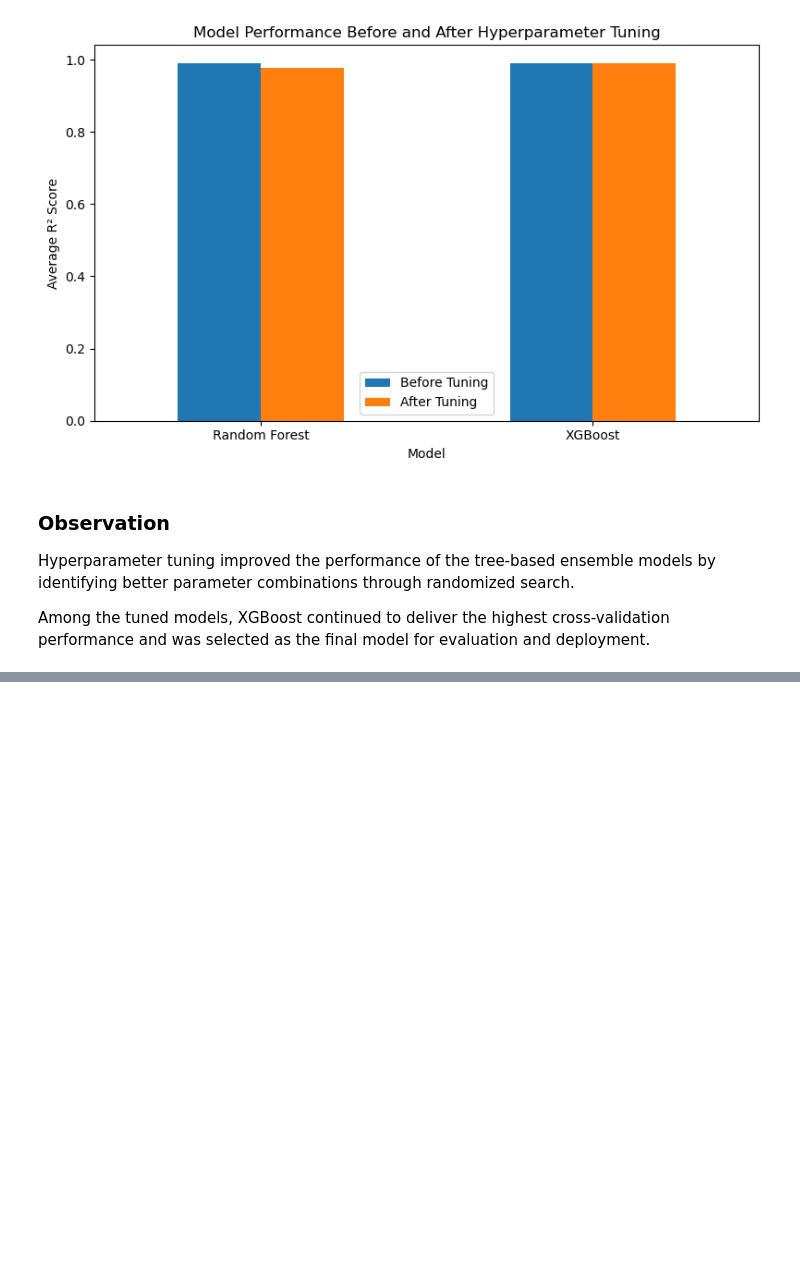
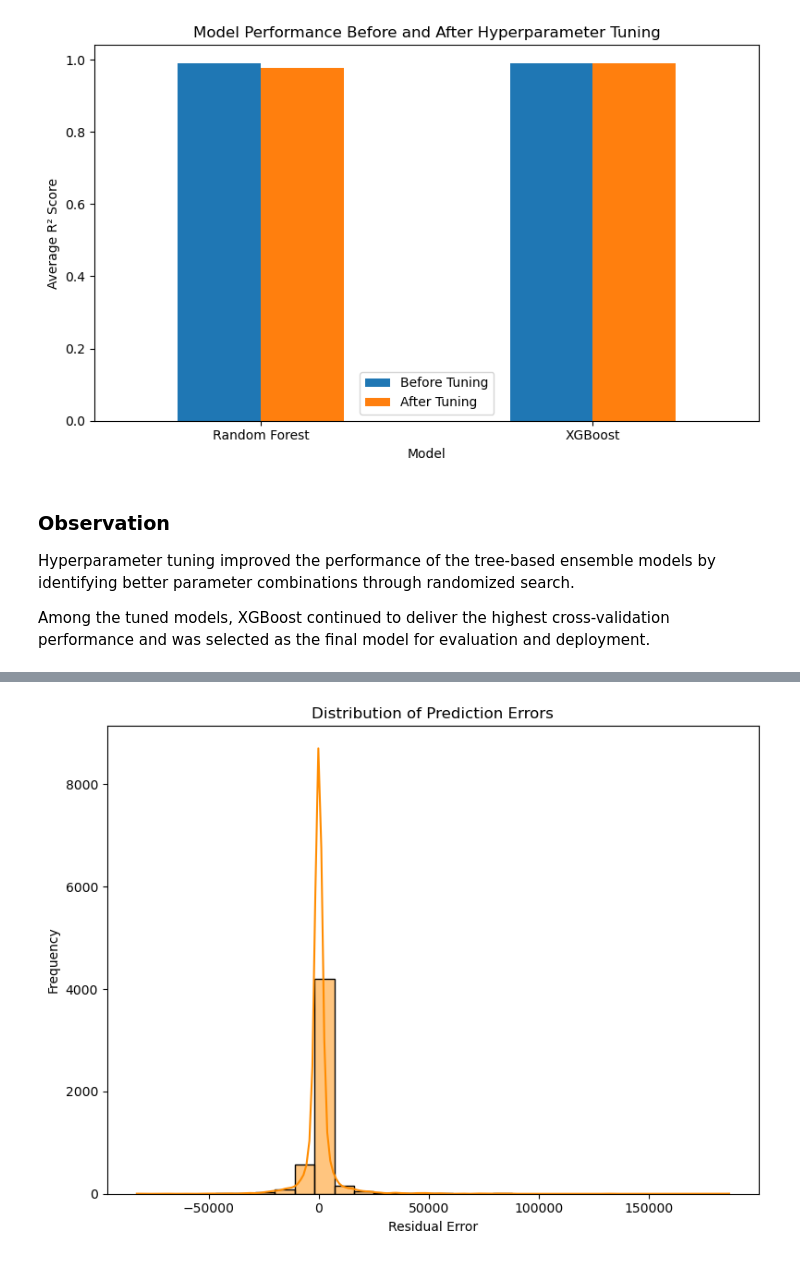
Before and after one commit to nidhi-yadav20799/CropYield-Predictor-Agricultural-Intelligence, a Jupyter notebook: notebooks/CropYield_Predictor_End_to_End.ipynb, the cells around one changed output, grey strips where cells are left out. Cells and saved outputs as stored; diff of their text form; code cells hidden in the pictures; blank space fills up the shorter version.

```diff
--- a/notebooks/01_Data_Preprocessing_EDA.ipynb
+++ b/notebooks/CropYield_Predictor_End_to_End.ipynb
@@ -1701,0 +1951,25 @@ Among the tuned models, XGBoost continued to deliver the highest cross-validatio
+# %%
+plt.figure(figsize=(8,6))
+
+sns.histplot(
+    residuals,
+    bins=30,
+    kde=True,
+    color="darkorange"
+)
+
+plt.title("Distribution of Prediction Errors")
+plt.xlabel("Residual Error")
+plt.ylabel("Frequency")
+
+plt.tight_layout()
+
+plt.savefig(
+    "../images/error_distribution.png",
+    dpi=300,
+    bbox_inches="tight"
+)
+
+plt.show()
+# %% [output]
+[figure, added]
```
Also changed, not shown: parts of 21 cells of this notebook, 4 other files.
